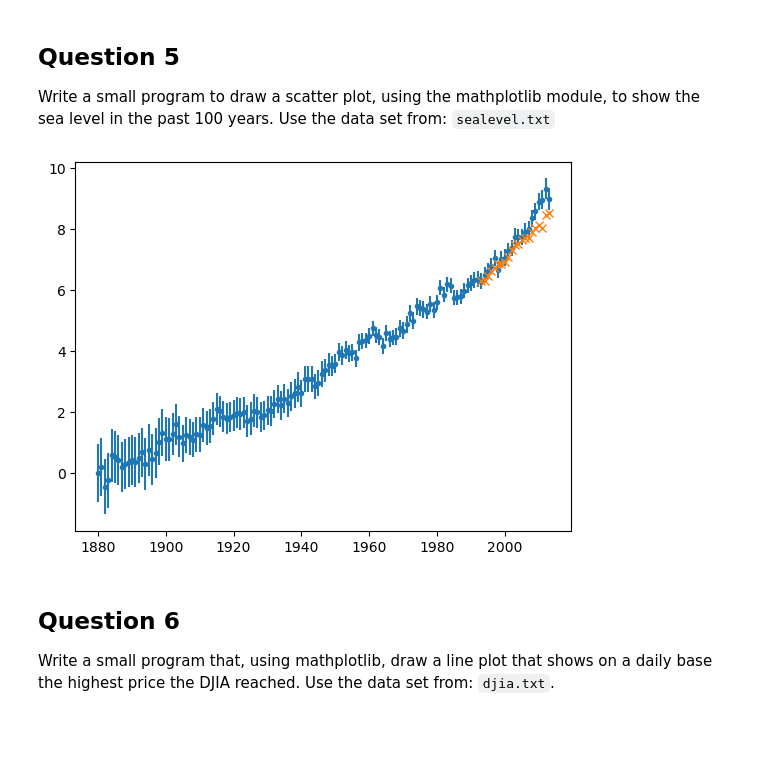
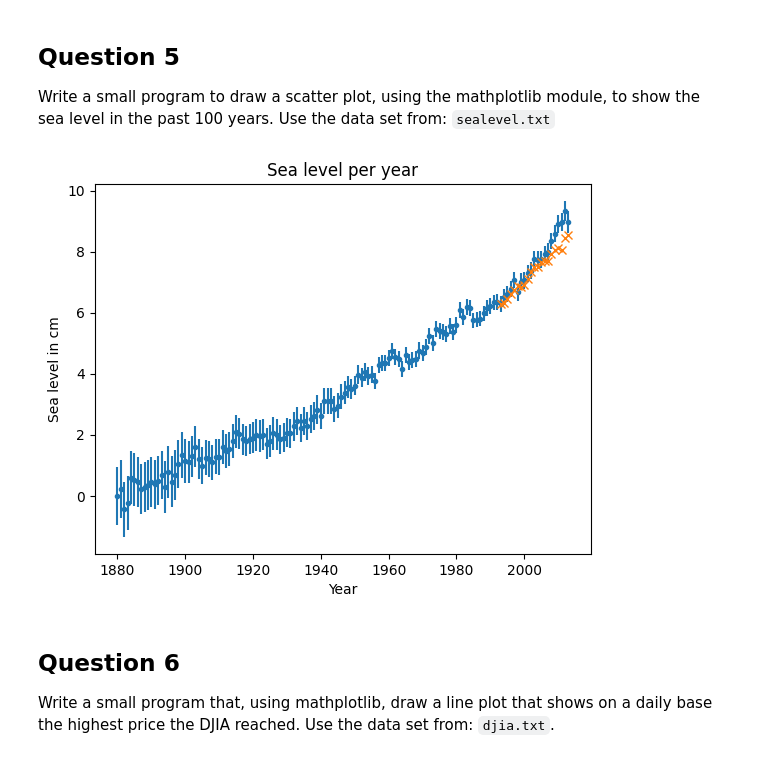
Before and after one commit to Lilith207/PythonForQuantum, a Jupyter notebook: Introduction/Assignment 2/QCI - Assignment2.ipynb, the cells around one changed output. Saved outputs shown, nothing was run; the diff lists cells and outputs as text; code cells hidden in the pictures; blank space fills up the shorter version.

```diff
--- a/Introduction/Assignment 2/QCI - Assignment2.ipynb
+++ b/Introduction/Assignment 2/QCI - Assignment2.ipynb
@@ -91,18 +89,21 @@ Write a small program to draw a scatter plot, using the mathplotlib module, to s
 # %%
 # Solution
 import numpy as np
 L = open("sealevel.txt").readlines()
 SLevel = np.transpose([[float(L[i].split(',')[0]),float(L[i].split(',')[1])] for i in range(1,len(L))])
 SMinMax = np.transpose([[abs(SLevel[1][i-1]-float(L[i].split(',')[2])),abs(SLevel[1][i-1]-float(L[i].split(',')[3]))] for i in range(1,len(L))])
 NOOA = np.transpose([float(L[i].split(',')[4].replace('\n', '0')) for i in range(1,len(L))])
 
 from matplotlib import pyplot as PL #yeah this code is convaluted, dont worry about it, i know this isent how im supposed to do it
 NOOA[NOOA<0.001] = np.nan           #i program as a job so i got sick of not being able to shorten stuff as much as possible :)
 PL.errorbar(SLevel[0], SLevel[1], yerr=SMinMax, fmt='.')
 PL.errorbar(SLevel[0], NOOA, fmt='x')
+PL.ylabel('Sea level in cm')
+PL.xlabel("Year")
+PL.title("Sea level per year")
 PL.show()
 # %% [output]
-[figure, old version]
+[figure, new version]
 # %% [markdown]
 ## Question 6
 
```
Also changed, not shown: parts of 8 cells of this notebook, 1 other file.
